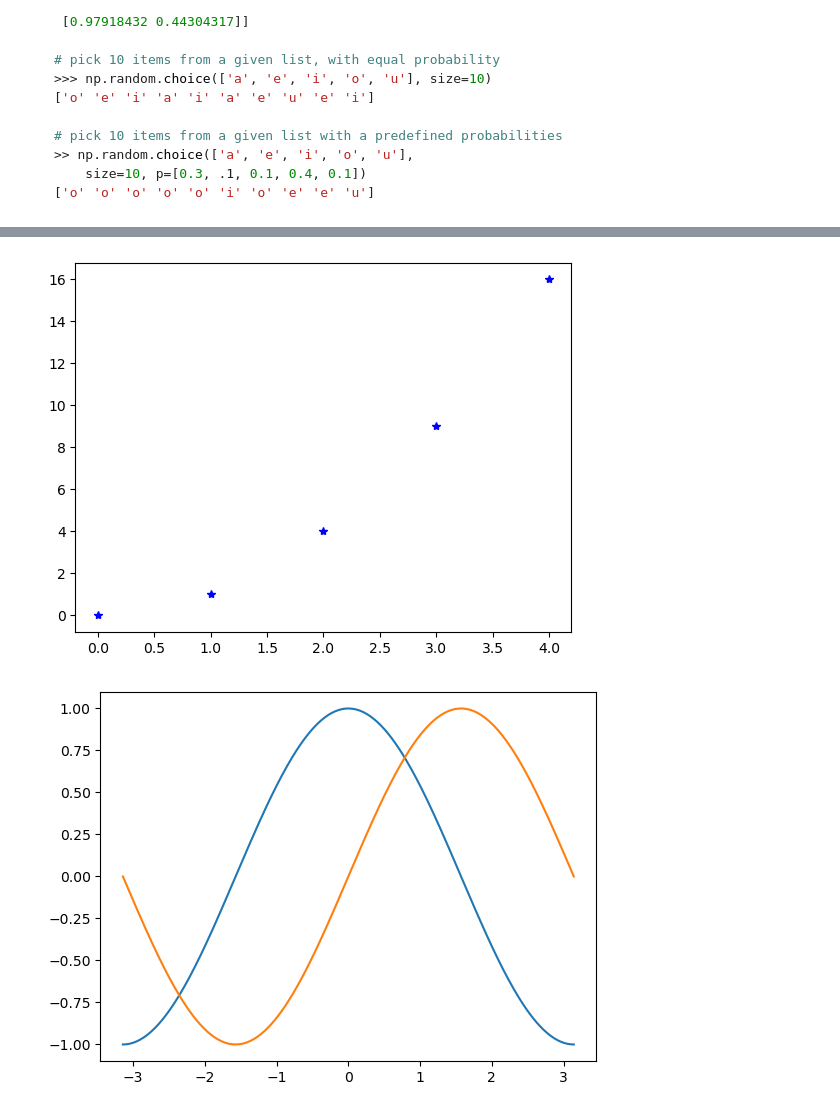
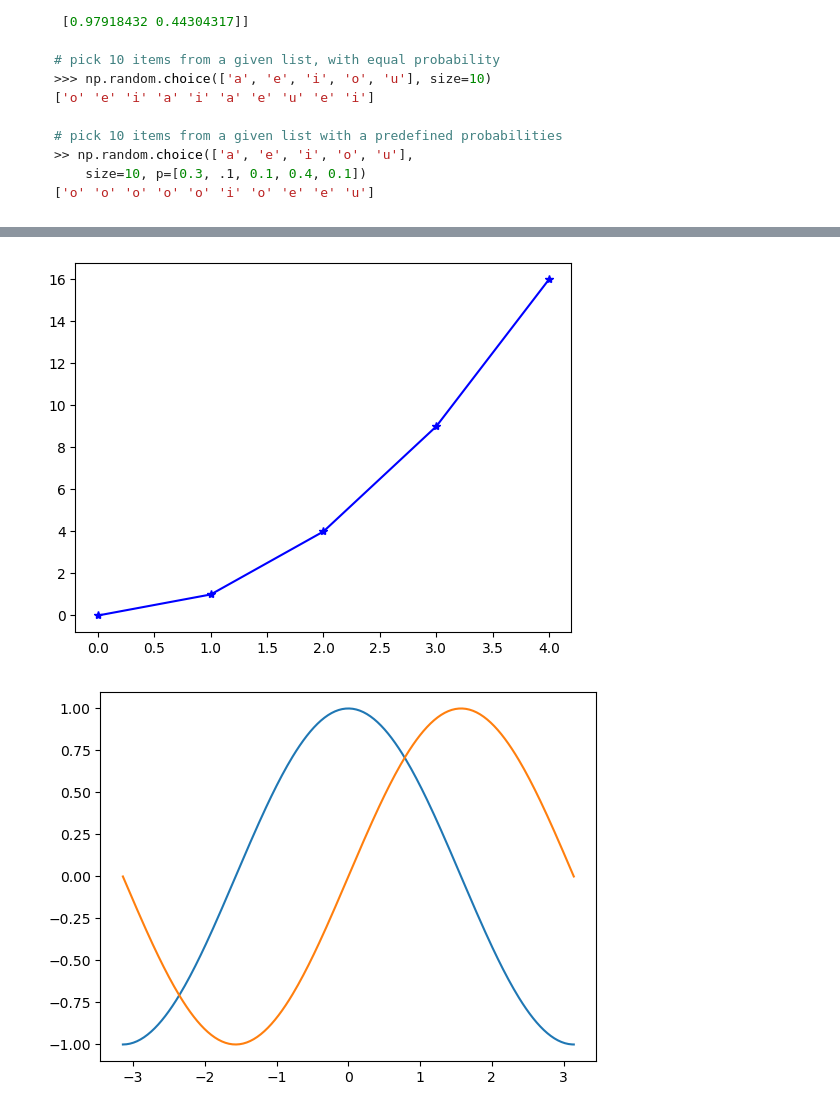
Before and after one commit to koezgen/CS210, a Jupyter notebook: Sample_Codes/CS 210 - Recitation #2 - Introduction to Numpy, Matplotlib and Pandas (1) (2).ipynb, the cells around one changed output, grey strips where cells are left out. Saved outputs shown, nothing was run; the diff lists cells and outputs as text; code cells hidden in the pictures.

```diff
--- a/Sample_Codes/CS 210 - Recitation #2 - Introduction to Numpy, Matplotlib and Pandas (1) (2).ipynb
+++ b/Sample_Codes/CS 210 - Recitation #2 - Introduction to Numpy, Matplotlib and Pandas (1) (2).ipynb
@@ -495,12 +495,12 @@ import numpy as np
 # %%
 n = 5
 x_values = np.arange(n) #output is [0,1,2,3,4]
 y_values = np.square(x_values) #output is [0,1,4,9,16] basically y = x^2
 
-plt.plot(x_values, y_values,color="blue",linestyle=" ",marker="*") #it will create scatter plot with blue stars. try linestyle:-
+plt.plot(x_values, y_values,color="blue",linestyle="-",marker="*") #it will create scatter plot with blue stars. try linestyle:-
 plt.show()
 # %% [output]
-[figure, old version]
+[figure, new version]
 # %%
 # let's plot cosine and sine functions
 x = np.linspace(-np.pi, np.pi, 256, endpoint=True)
```
Also changed, not shown: parts of 1 cell of this notebook, 6 other files.
